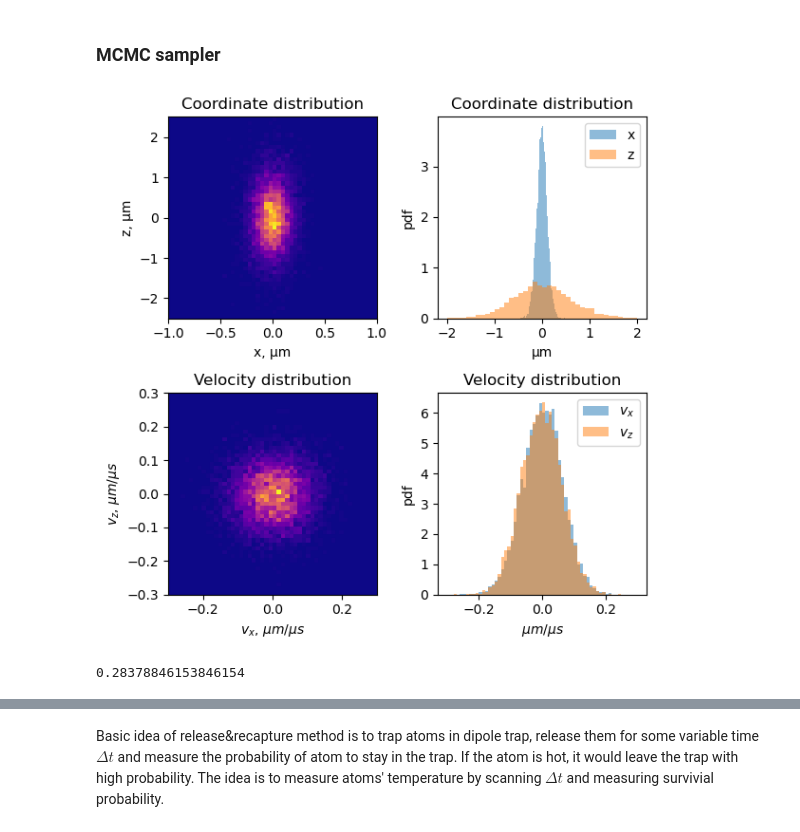
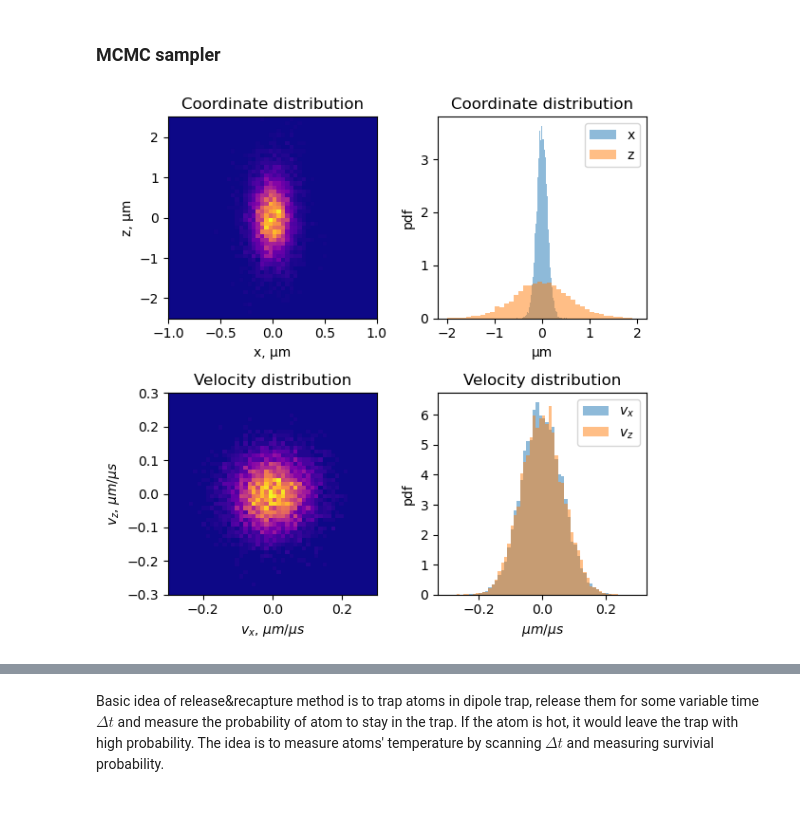
Before and after one commit to mgoloshchapov/ColdAtoms, a Jupyter notebook: notebooks/TrapParameters.ipynb, the cells around one changed output, grey strips where cells are left out. Drawn from its saved outputs; the diff is of its cells as text; code cells hidden in the pictures.

```diff
--- a/notebooks/TrapParameters.ipynb
+++ b/notebooks/TrapParameters.ipynb
@@ -167,6 +167,7 @@ function samples_visualise(samples)
     legend()
 
     tight_layout()
+    gcf()
 end;
 # %% [markdown]
 ### MCMC sampler
@@ -210,13 +211,20 @@ function boltzmann_samples(trap_params, atom_params, N; freq=10, skip=1000, harm
     return samples[1+skip:freq:end], acc_rate/(N*freq + skip)
 end;
 # %%
+w0 = 1.0;
+λ = 0.852;
+z0 = π * w0^2/λ;
+
+atom_params = [m, 43.0];
+trap_params = [1000.0, w0, z0];
+
+tspan = [0.0:0.1:120.0;];
+
 samples, acc_rate = boltzmann_samples(trap_params, atom_params, 10000; freq=5, skip=2000);
 
 samples_visualise(samples)
-acc_rate
 # %% [output]
-[figure, old version]
+[figure, new version]
-0.28378846153846154
 # %% [markdown]
 ### Release&recapture
 
```
Also changed, not shown: parts of 6 cells of this notebook, 16 other files.
